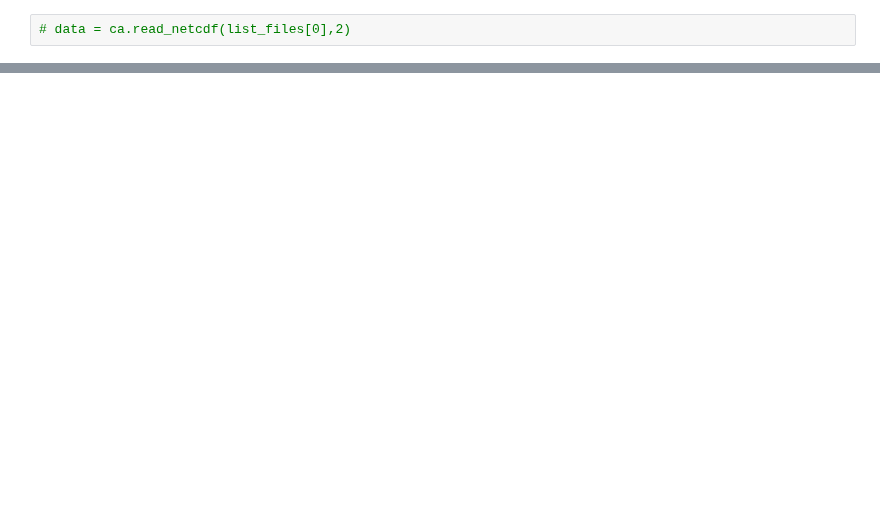
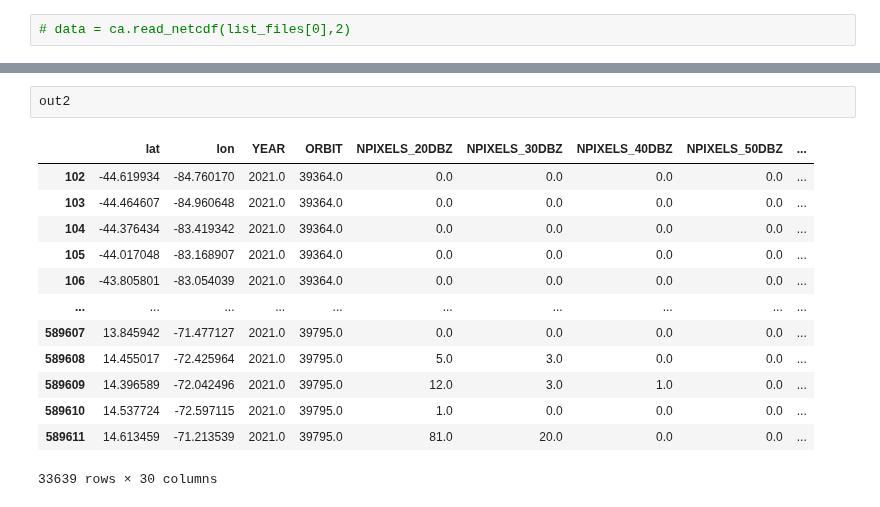
Before and after one commit to mhacarthur/PF_processing, a Jupyter notebook: jupyter/preprocessing/orbits_export.ipynb, the cells around one changed output, grey strips where cells are left out. Saved outputs shown, nothing was run; the diff lists cells and outputs as text; blank space fills up the shorter version.

```diff
--- a/jupyter/preprocessing/orbits_export.ipynb
+++ b/jupyter/preprocessing/orbits_export.ipynb
@@ -131,3 +146,19 @@ Exporting data to /mnt/Data/Data/PF/TRMM/rpf_SA/rpf_201402_level2.csv
+# %%
+out2
+# %% [output]
+|  | lat | lon | YEAR | ORBIT | NPIXELS_20DBZ | NPIXELS_30DBZ | NPIXELS_40DBZ | NPIXELS_50DBZ | ... |
+| 102 | -44.619934 | -84.760170 | 2021.0 | 39364.0 | 0.0 | 0.0 | 0.0 | 0.0 | ... |
+| 103 | -44.464607 | -84.960648 | 2021.0 | 39364.0 | 0.0 | 0.0 | 0.0 | 0.0 | ... |
+| 104 | -44.376434 | -83.419342 | 2021.0 | 39364.0 | 0.0 | 0.0 | 0.0 | 0.0 | ... |
+| 105 | -44.017048 | -83.168907 | 2021.0 | 39364.0 | 0.0 | 0.0 | 0.0 | 0.0 | ... |
+| 106 | -43.805801 | -83.054039 | 2021.0 | 39364.0 | 0.0 | 0.0 | 0.0 | 0.0 | ... |
+| ... | ... | ... | ... | ... | ... | ... | ... | ... | ... |
+| 589607 | 13.845942 | -71.477127 | 2021.0 | 39795.0 | 0.0 | 0.0 | 0.0 | 0.0 | ... |
+| 589608 | 14.455017 | -72.425964 | 2021.0 | 39795.0 | 5.0 | 3.0 | 0.0 | 0.0 | ... |
+| 589609 | 14.396589 | -72.042496 | 2021.0 | 39795.0 | 12.0 | 3.0 | 1.0 | 0.0 | ... |
+| 589610 | 14.537724 | -72.597115 | 2021.0 | 39795.0 | 1.0 | 0.0 | 0.0 | 0.0 | ... |
+| 589611 | 14.613459 | -71.213539 | 2021.0 | 39795.0 | 81.0 | 20.0 | 0.0 | 0.0 | ... |
+33639 rows × 30 columns
 # %%
 alt_ref = 5
 
```
Also changed, not shown: parts of 5 cells of this notebook, 12 other files.
